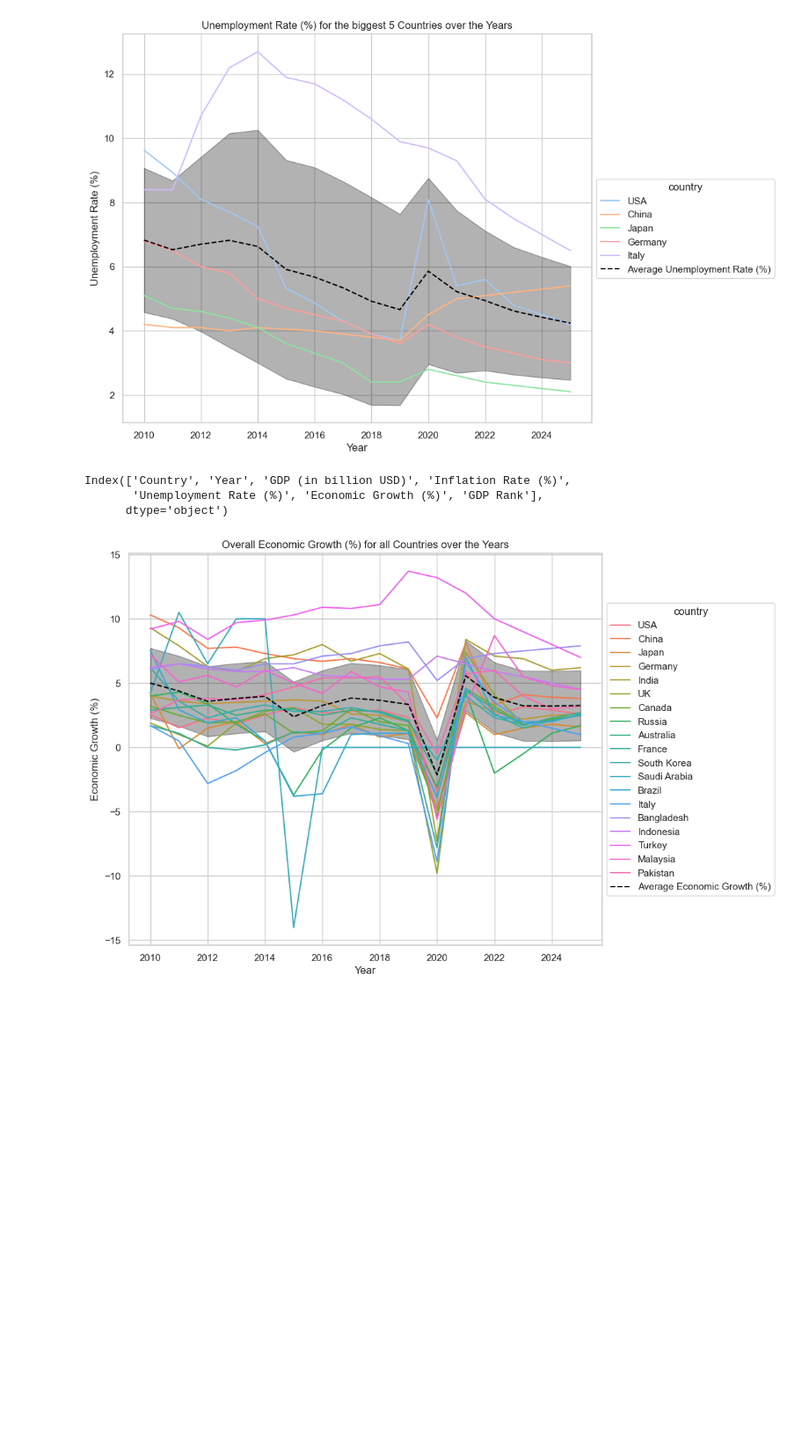
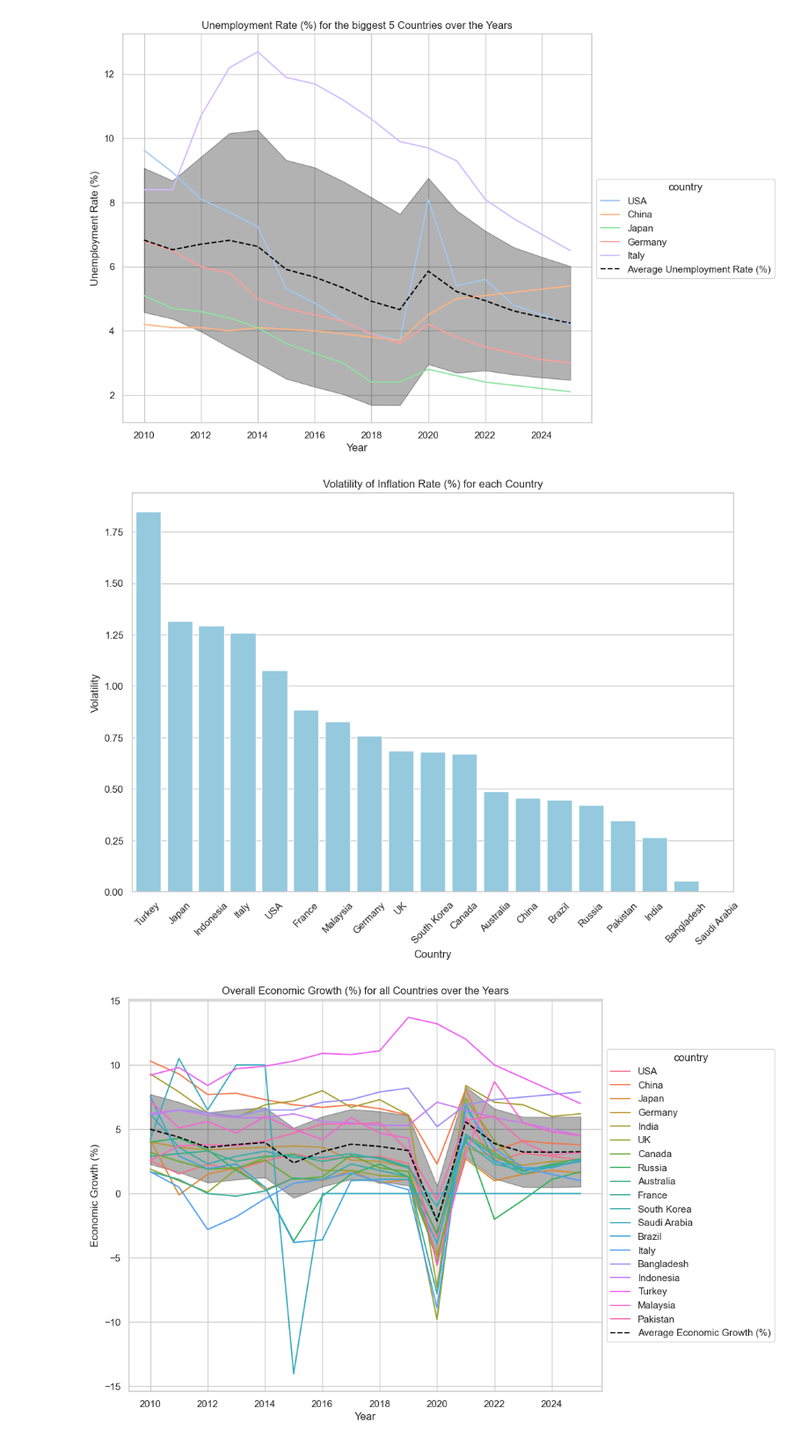
Before and after one commit to eric-kaufmann/economic-values, a Jupyter notebook: analysis.ipynb, the cells around one changed output. Shown at 88% size. Cells and saved outputs as stored; diff of their text form; code cells hidden in the pictures; blank space fills up the shorter version.

Commit message:
add volatility graph for inflation rate

```diff
--- a/analysis.ipynb
+++ b/analysis.ipynb
@@ -324,12 +324,33 @@ plt.title("Unemployment Rate (%) for the biggest 5 Countries over the Years")
 plt.show()
 # %% [output]
 [figure]
-# %%
-df.columns
-# %% [output]
-Index(['Country', 'Year', 'GDP (in billion USD)', 'Inflation Rate (%)',
-       'Unemployment Rate (%)', 'Economic Growth (%)', 'GDP Rank'],
-      dtype='object')
+# %%
+# How volatile is the Inflation Rate (%) for each country?
+
+def calculate_volatility(series):
+    return np.log((series/series.shift(1)))\
+                .replace([np.inf, -np.inf], np.nan)\
+                .dropna()\
+                .std()
+
+def vol_func(group):
+    return calculate_volatility(group["Inflation Rate (%)"])
+
+volatility_df = df.groupby("Country")\
+                    .apply(vol_func, include_groups=False)\
+                    .reset_index()\
+                    .rename(columns={0: "Volatility"})\
+                    .sort_values("Volatility", ascending=False)\
+                    .reset_index(drop=True)
+
+fig, ax = plt.subplots(figsize=(12, 8))
+sns.set_theme(style="whitegrid")
+sns.barplot(data=volatility_df, x="Country", y="Volatility", color="skyblue")
+xticks = plt.xticks(rotation=45)
+plt.title("Volatility of Inflation Rate (%) for each Country")
+plt.show()
+# %% [output]
+[figure, added]
 # %%
 # How has the overall Economic Growth (%) changed over the years?
 
```
